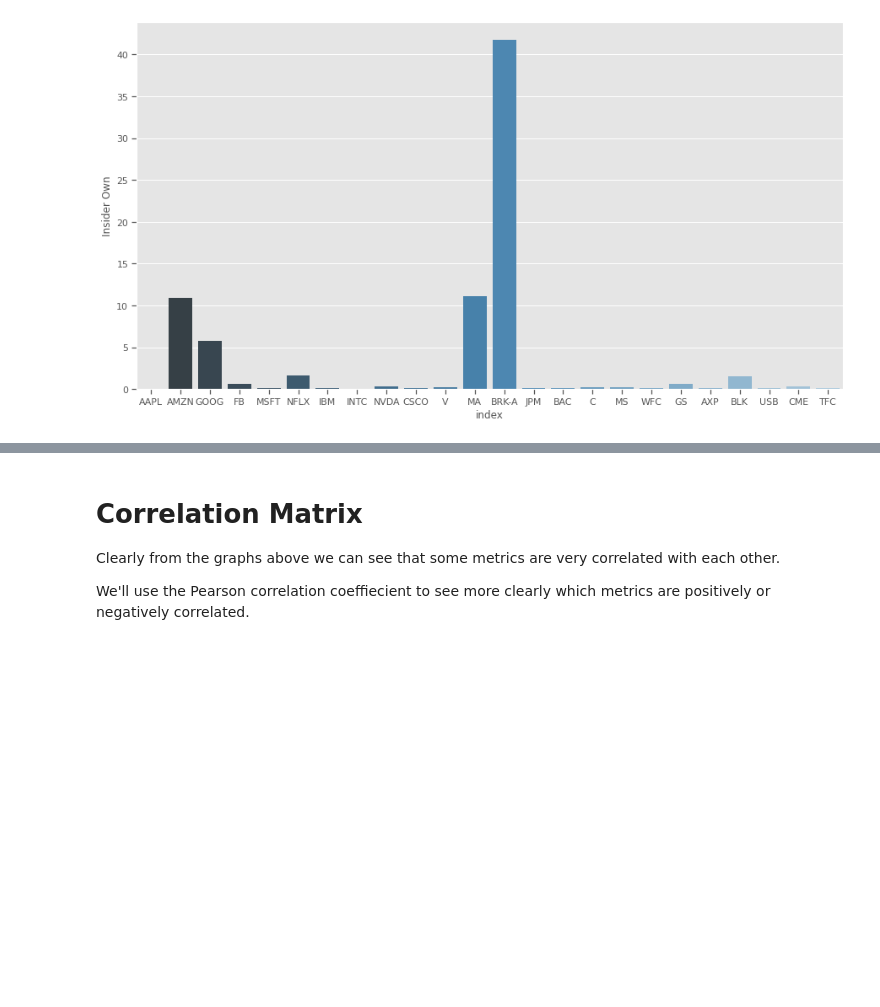
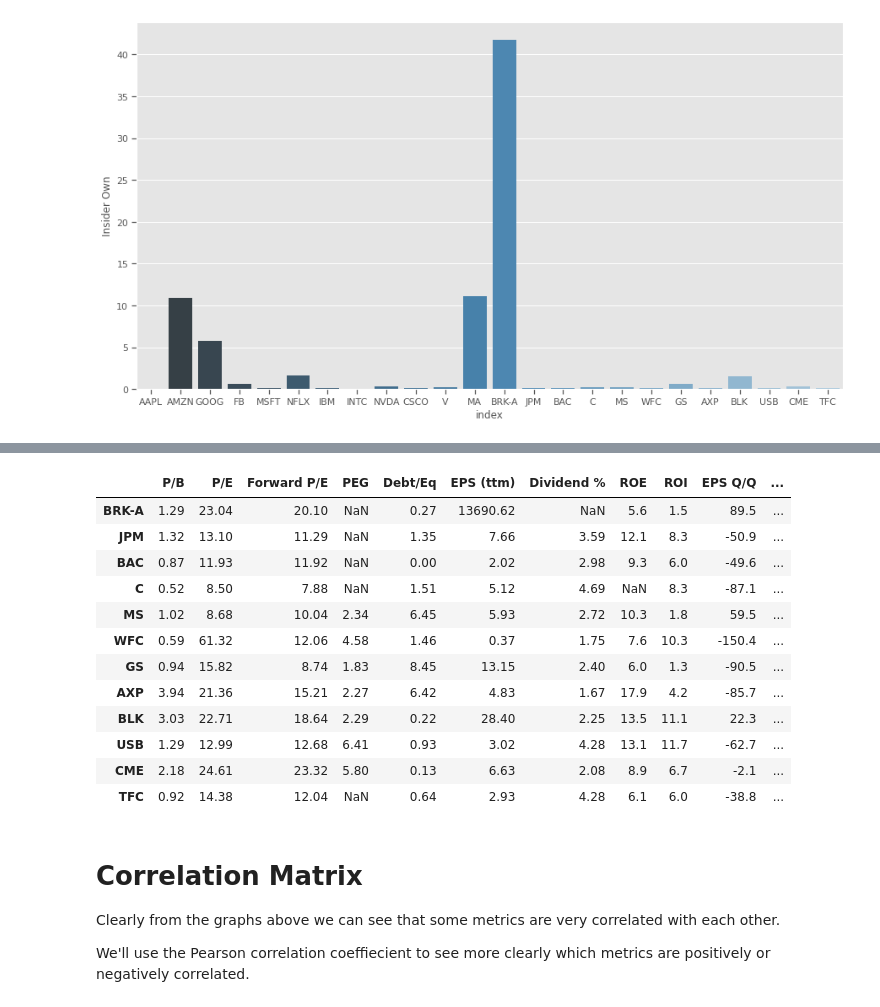
Before and after one commit to gabrielziegler3/Finance-EDA, a Jupyter notebook: financial-eda.ipynb, the cells around one changed output, grey strips where cells are left out. Saved outputs shown, nothing was run; the diff lists cells and outputs as text; code cells hidden in the pictures; blank space fills up the shorter version.

```diff
--- a/financial-eda.ipynb
+++ b/financial-eda.ipynb
@@ -213,3 +275,19 @@ plot_metric(df, 'Insider Own')
+# %%
+fin_df
+# %% [output]
+|  | P/B | P/E | Forward P/E | PEG | Debt/Eq | EPS (ttm) | Dividend % | ROE | ROI | EPS Q/Q | ... |
+| BRK-A | 1.29 | 23.04 | 20.10 | NaN | 0.27 | 13690.62 | NaN | 5.6 | 1.5 | 89.5 | ... |
+| JPM | 1.32 | 13.10 | 11.29 | NaN | 1.35 | 7.66 | 3.59 | 12.1 | 8.3 | -50.9 | ... |
+| BAC | 0.87 | 11.93 | 11.92 | NaN | 0.00 | 2.02 | 2.98 | 9.3 | 6.0 | -49.6 | ... |
+| C | 0.52 | 8.50 | 7.88 | NaN | 1.51 | 5.12 | 4.69 | NaN | 8.3 | -87.1 | ... |
+| MS | 1.02 | 8.68 | 10.04 | 2.34 | 6.45 | 5.93 | 2.72 | 10.3 | 1.8 | 59.5 | ... |
+| WFC | 0.59 | 61.32 | 12.06 | 4.58 | 1.46 | 0.37 | 1.75 | 7.6 | 10.3 | -150.4 | ... |
+| GS | 0.94 | 15.82 | 8.74 | 1.83 | 8.45 | 13.15 | 2.40 | 6.0 | 1.3 | -90.5 | ... |
+| AXP | 3.94 | 21.36 | 15.21 | 2.27 | 6.42 | 4.83 | 1.67 | 17.9 | 4.2 | -85.7 | ... |
+| BLK | 3.03 | 22.71 | 18.64 | 2.29 | 0.22 | 28.40 | 2.25 | 13.5 | 11.1 | 22.3 | ... |
+| USB | 1.29 | 12.99 | 12.68 | 6.41 | 0.93 | 3.02 | 4.28 | 13.1 | 11.7 | -62.7 | ... |
+| CME | 2.18 | 24.61 | 23.32 | 5.80 | 0.13 | 6.63 | 2.08 | 8.9 | 6.7 | -2.1 | ... |
+| TFC | 0.92 | 14.38 | 12.04 | NaN | 0.64 | 2.93 | 4.28 | 6.1 | 6.0 | -38.8 | ... |
 # %% [markdown]
 # Correlation Matrix
 
```
Also changed, not shown: parts of 20 cells of this notebook.
